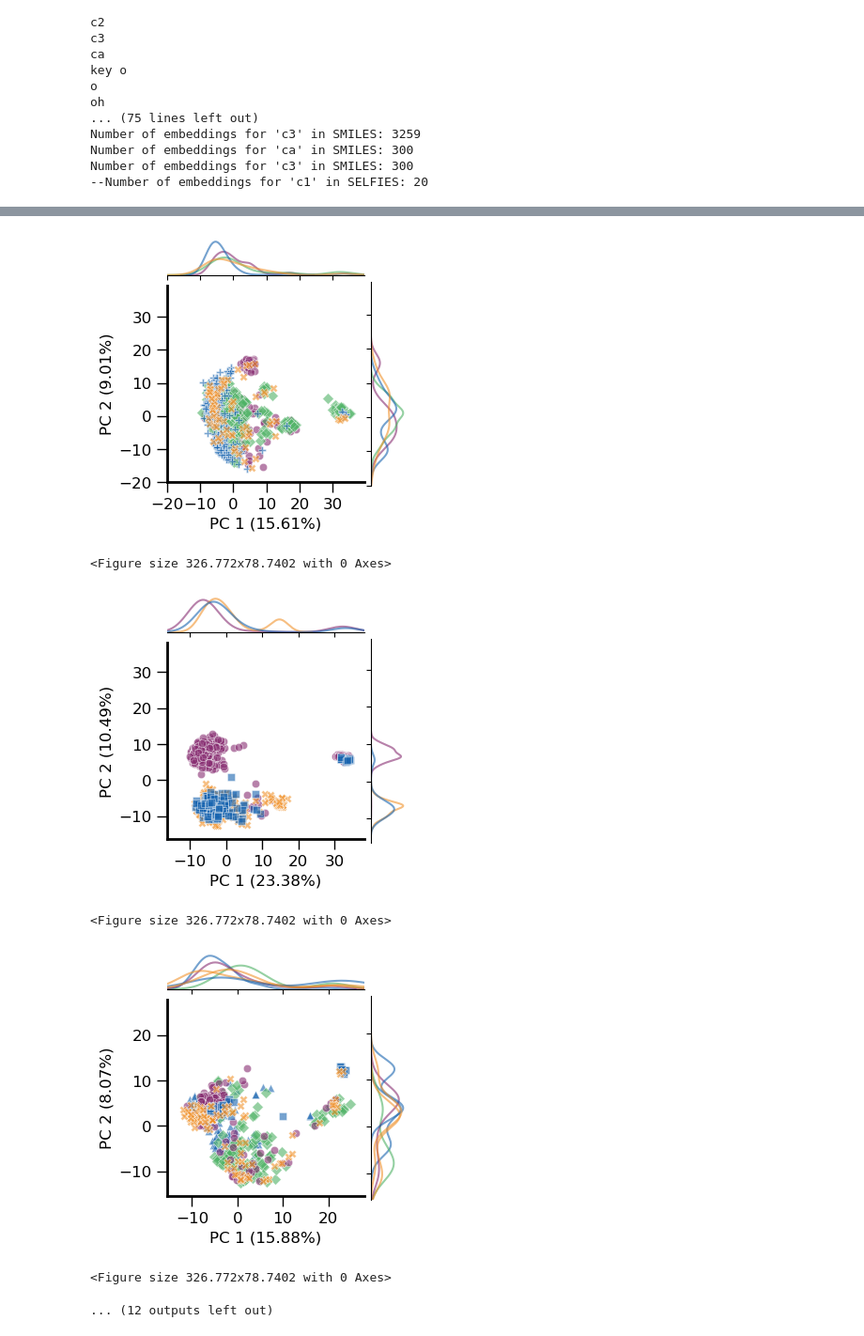
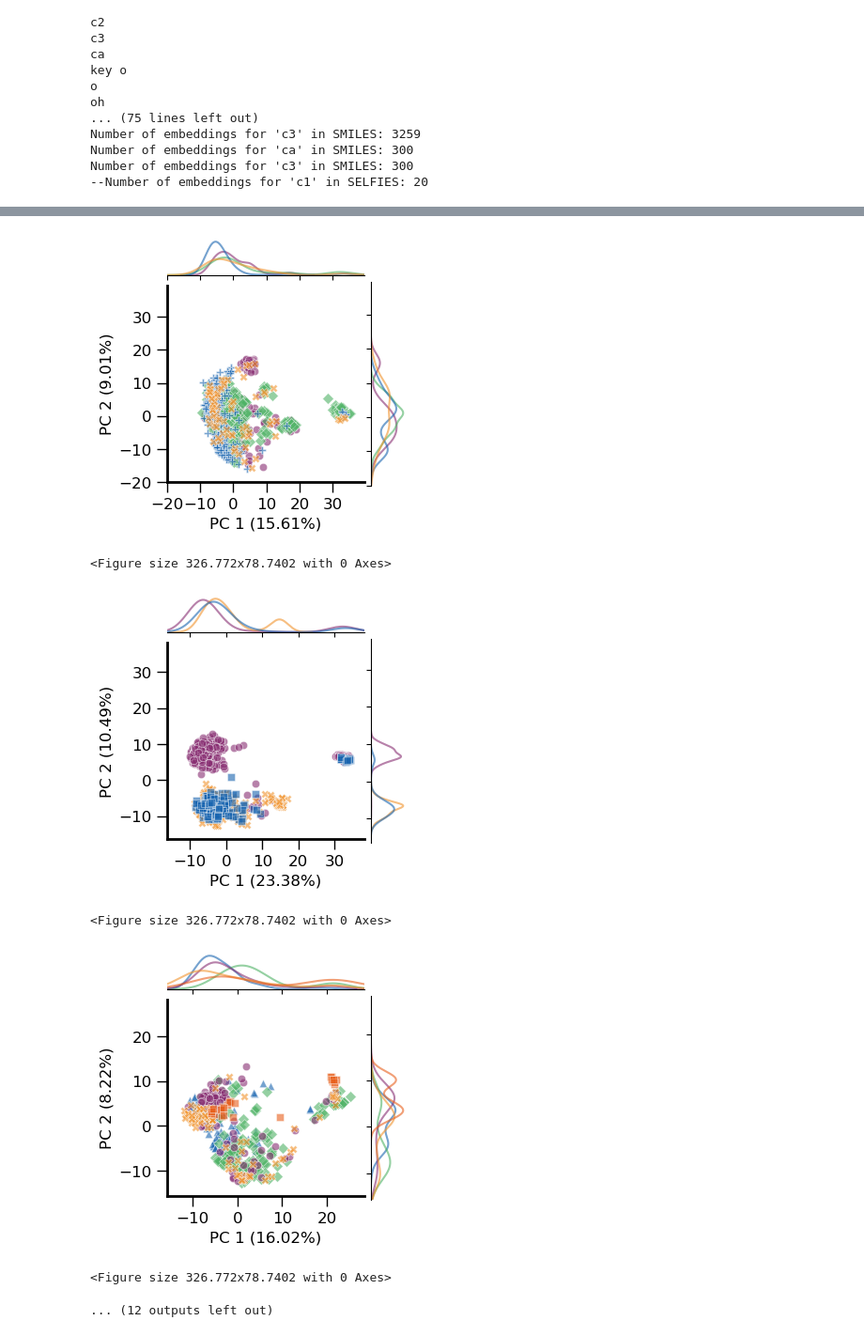
Before and after one commit to ibmm-unibe-ch/SMILES_or_SELFIES, a Jupyter notebook: atomtype_embedding_visualisation/3_AssignEmbedsPlot_saveassignedembeds_kekulized.ipynb, the cells around one changed output, grey strips where cells are left out. Shown: that part at 94% size. Cells and saved outputs as stored; diff of their text form; code cells hidden in the pictures.

Commit message:
New color added for nitrogen plots, number of points set to minimum 20

```diff
--- a/atomtype_embedding_visualisation/3_AssignEmbedsPlot_saveassignedembeds_kekulized.ipynb
+++ b/atomtype_embedding_visualisation/3_AssignEmbedsPlot_saveassignedembeds_kekulized.ipynb
@@ -878,7 +878,7 @@ def plot_pca_with_markers_seaborn(embeddings, labels, marker_dict, colours_dict,
     filtered_labels = []
     filtered_embeddings = []
     for label, emb in zip(labels, embeddings):
-        if labels.count(label) > 10 and label!="c1":
+        if labels.count(label) > 20 and label!="c1": #new limit there need to be more than 20 labels of one label
             filtered_labels.append(label)
             filtered_embeddings.append(emb)
 
@@ -1199,6 +1199,9 @@ dark_blue = '#1965B0' #--> turn aromatic c to dark blue?
 orange = '#f1932d'
 colorsubdict['c']['ca']=dark_blue
 colorsubdict['n']['nh']=orange
+colorsubdict['n']['n1']="#e8601c" #bright green
+colorsubdict['n']['n2']= '#808080'
+markerdict['n']['n2']='*'
 print(colorsubdict)
 # %% [output]
 Len before filtering - bart_dict: 791 and after threshold filtering: 481
@@ -1262,7 +1265,7 @@ Number of embeddings for 'c3' in SMILES: 300
 # %%
 traintype="pretrained"
 final_validkeys = len([key for key in filtered_embs_bart_dict.keys() if filtered_embs_bart_dict[key]['posToKeep'] is not None and filtered_embs_bart_dict[key]['atomtype_to_embedding'] is not None])
-save_path_prefix = f"./12_5__PaulTolColor_{traintype}_delaney_bbbp_clearance_lipo_mols{final_validkeys}_thresh{penalty_threshold}_ctypelimit{limit}_bigC_limitc_noc1/"
+save_path_prefix = f"./16_5__PaulTolColor_{traintype}_delaney_bbbp_clearance_lipo_mols{final_validkeys}_thresh{penalty_threshold}_ctypelimit{limit}_bigC_limitc_noc1/"
 min_dist = 0.1
 n_neighbors = 15
 alpha = 0.6
@@ -1372,7 +1375,7 @@ colours dict: {'n': '#882e72', 'n1': '#1965B0', 'n2': '#f1932d', 'n3': '#4eb265'
 [figure]
 <Figure size 326.772x78.7402 with 0 Axes>
 [figure]
 <Figure size 326.772x78.7402 with 0 Axes>
-[figure, old version]
+[figure, new version]
 <Figure size 326.772x78.7402 with 0 Axes>
 ... (12 outputs left out)
```
Also changed, not shown: parts of 2 cells of this notebook, 18 other files.
